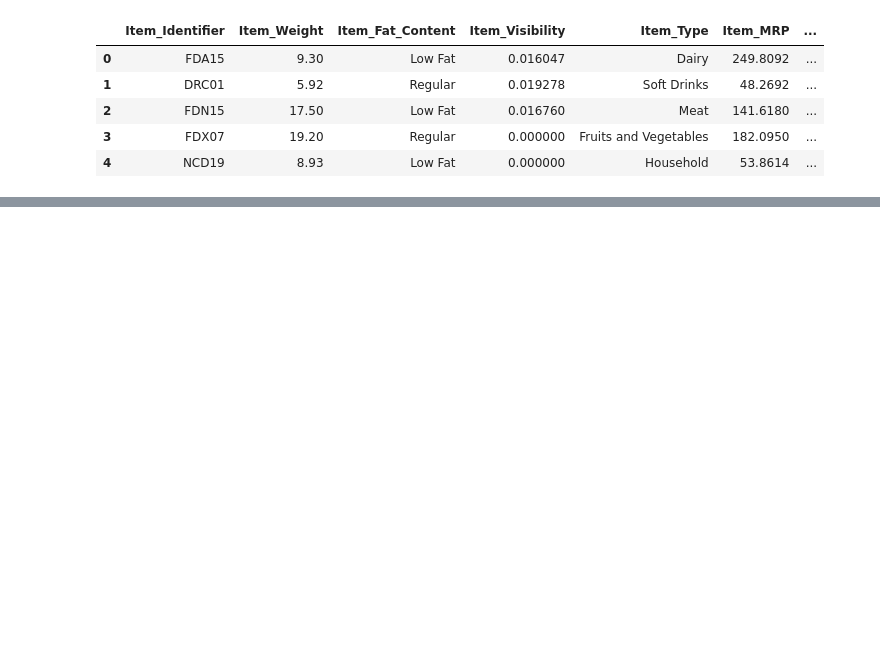
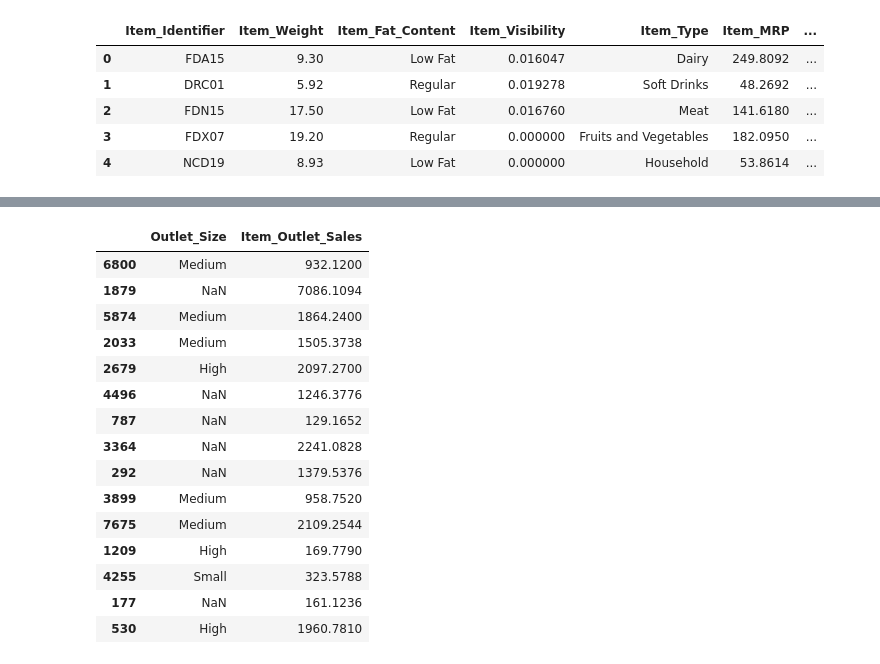
Before and after one commit to arechigajd/food_sales_predictions, a Jupyter notebook: foodsoldstores.ipynb, the cells around one changed output, grey strips where cells are left out. Cells and saved outputs as stored; diff of their text form; code cells hidden in the pictures; blank space fills up the shorter version.

```diff
--- a/foodsoldstores.ipynb
+++ b/foodsoldstores.ipynb
@@ -15,0 +97,5 @@ df.head()
+# %%
+future_sales_df.drop(columns = 'Item_Weight', inplace = True)
+# item weight is now irrelevant; it has 415 unique numbers, a significant amount of missing
+# (cont.) data, and after sample() shows no correlation to how well given items sells
+future_sales_df.isna().sum()
@@ -15,0 +115,19 @@ df.head()
+# %%
+future_sales_df[['Outlet_Size', 'Item_Outlet_Sales']].sample(15)
+# %% [output]
+|  | Outlet_Size | Item_Outlet_Sales |
+| 6800 | Medium | 932.1200 |
+| 1879 | NaN | 7086.1094 |
+| 5874 | Medium | 1864.2400 |
+| 2033 | Medium | 1505.3738 |
+| 2679 | High | 2097.2700 |
+| 4496 | NaN | 1246.3776 |
+| 787 | NaN | 129.1652 |
+| 3364 | NaN | 2241.0828 |
+| 292 | NaN | 1379.5376 |
+| 3899 | Medium | 958.7520 |
+| 7675 | Medium | 2109.2544 |
+| 1209 | High | 169.7790 |
+| 4255 | Small | 323.5788 |
+| 177 | NaN | 161.1236 |
+| 530 | High | 1960.7810 |
```
Also changed, not shown: parts of 32 cells of this notebook.
